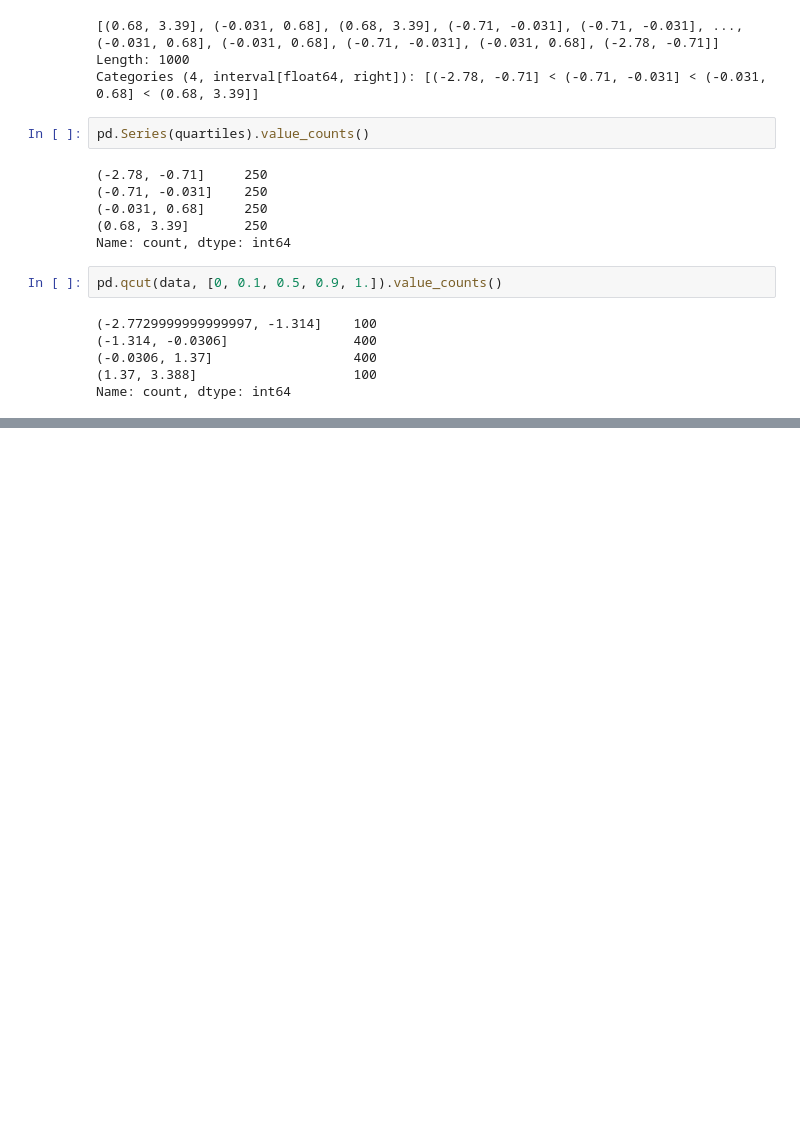
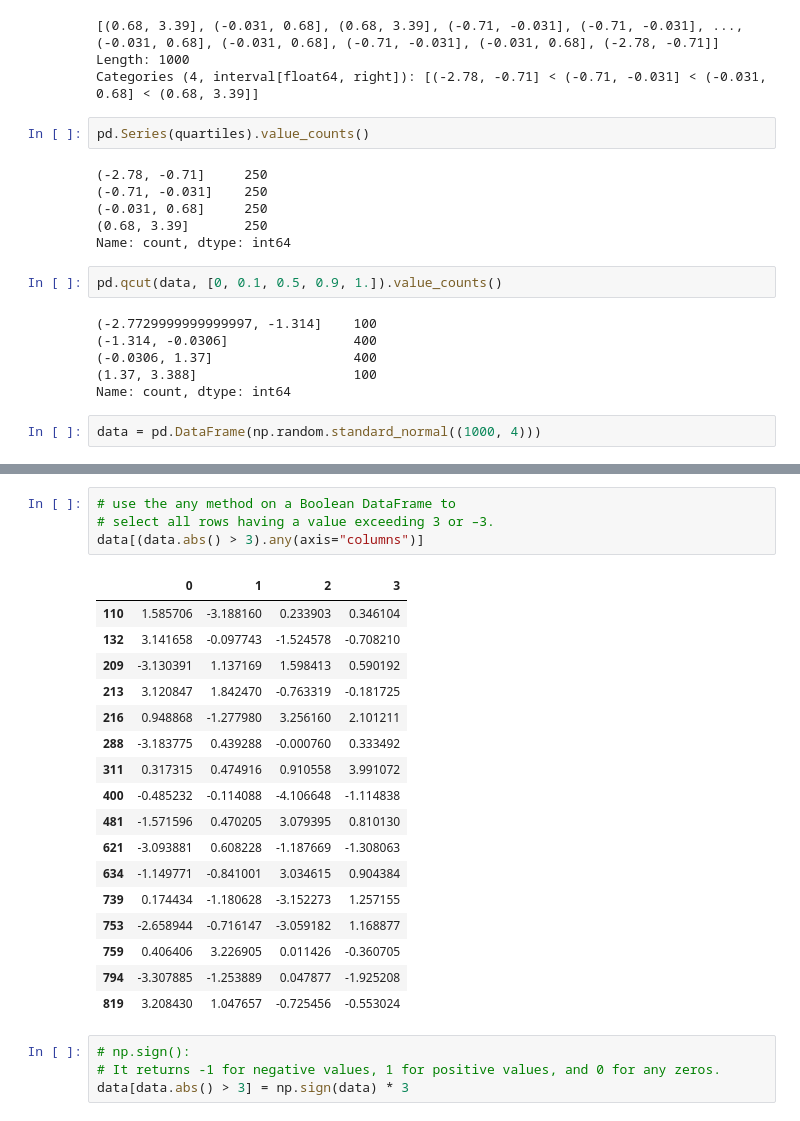
Before and after one commit to JohnLocke/Python-for-Data-Analysis, a Jupyter notebook: ch07.ipynb, the cells around one changed output, grey strips where cells are left out. Saved outputs shown, nothing was run; the diff lists cells and outputs as text; blank space fills up the shorter version.

```diff
--- a/ch07.ipynb
+++ b/ch07.ipynb
@@ -600,3 +600,5 @@ pd.qcut(data, [0, 0.1, 0.5, 0.9, 1.]).value_counts()
 (-0.0306, 1.37]                  400
 (1.37, 3.388]                    100
 Name: count, dtype: int64
+# %%
+data = pd.DataFrame(np.random.standard_normal((1000, 4)))
@@ -602,0 +629,26 @@ Name: count, dtype: int64
+# %%
+# use the any method on a Boolean DataFrame to
+# select all rows having a value exceeding 3 or –3.
+data[(data.abs() > 3).any(axis="columns")]
+# %% [output]
+|  | 0 | 1 | 2 | 3 |
+| 110 | 1.585706 | -3.188160 | 0.233903 | 0.346104 |
+| 132 | 3.141658 | -0.097743 | -1.524578 | -0.708210 |
+| 209 | -3.130391 | 1.137169 | 1.598413 | 0.590192 |
+| 213 | 3.120847 | 1.842470 | -0.763319 | -0.181725 |
+| 216 | 0.948868 | -1.277980 | 3.256160 | 2.101211 |
+| 288 | -3.183775 | 0.439288 | -0.000760 | 0.333492 |
+| 311 | 0.317315 | 0.474916 | 0.910558 | 3.991072 |
+| 400 | -0.485232 | -0.114088 | -4.106648 | -1.114838 |
+| 481 | -1.571596 | 0.470205 | 3.079395 | 0.810130 |
+| 621 | -3.093881 | 0.608228 | -1.187669 | -1.308063 |
+| 634 | -1.149771 | -0.841001 | 3.034615 | 0.904384 |
+| 739 | 0.174434 | -1.180628 | -3.152273 | 1.257155 |
+| 753 | -2.658944 | -0.716147 | -3.059182 | 1.168877 |
+| 759 | 0.406406 | 3.226905 | 0.011426 | -0.360705 |
+| 794 | -3.307885 | -1.253889 | 0.047877 | -1.925208 |
+| 819 | 3.208430 | 1.047657 | -0.725456 | -0.553024 |
+# %%
+# np.sign():
+# It returns -1 for negative values, 1 for positive values, and 0 for any zeros.
+data[data.abs() > 3] = np.sign(data) * 3
```
Also changed, not shown: parts of 174 cells of this notebook.
